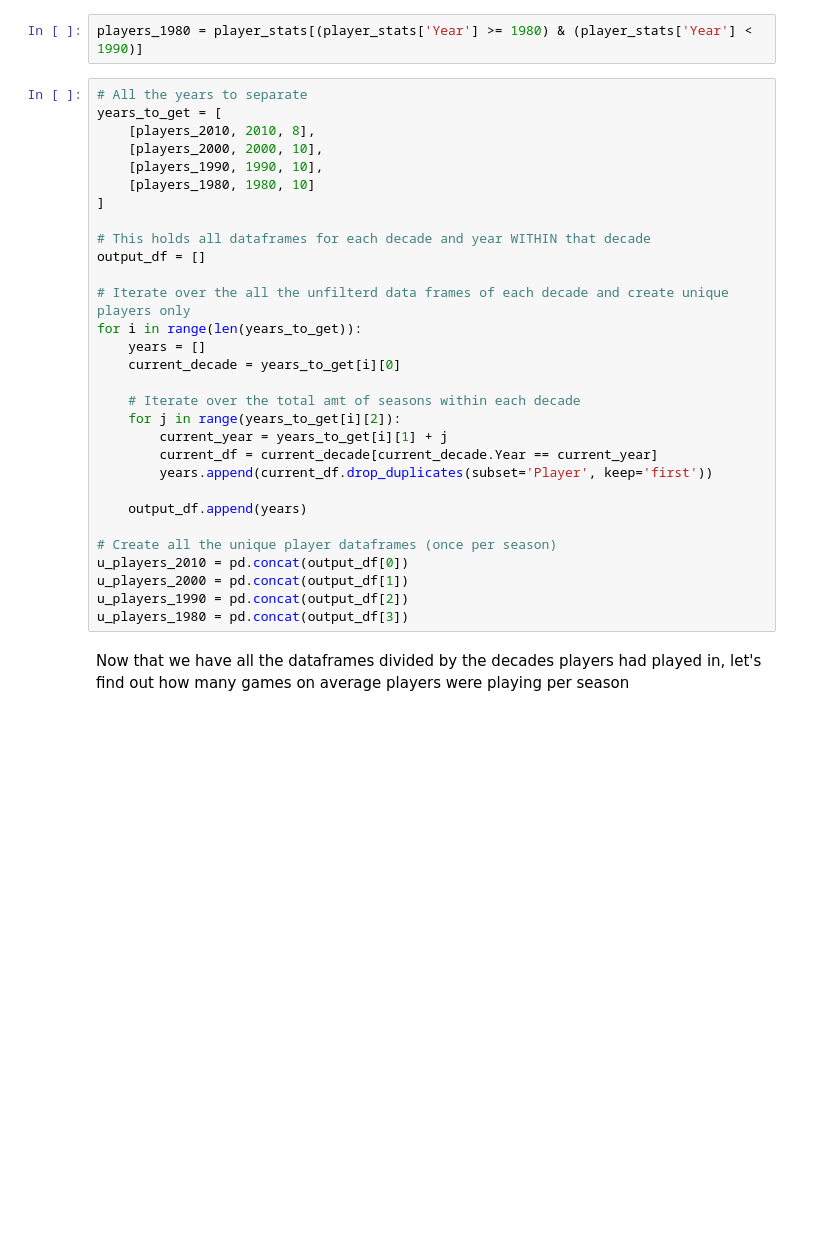
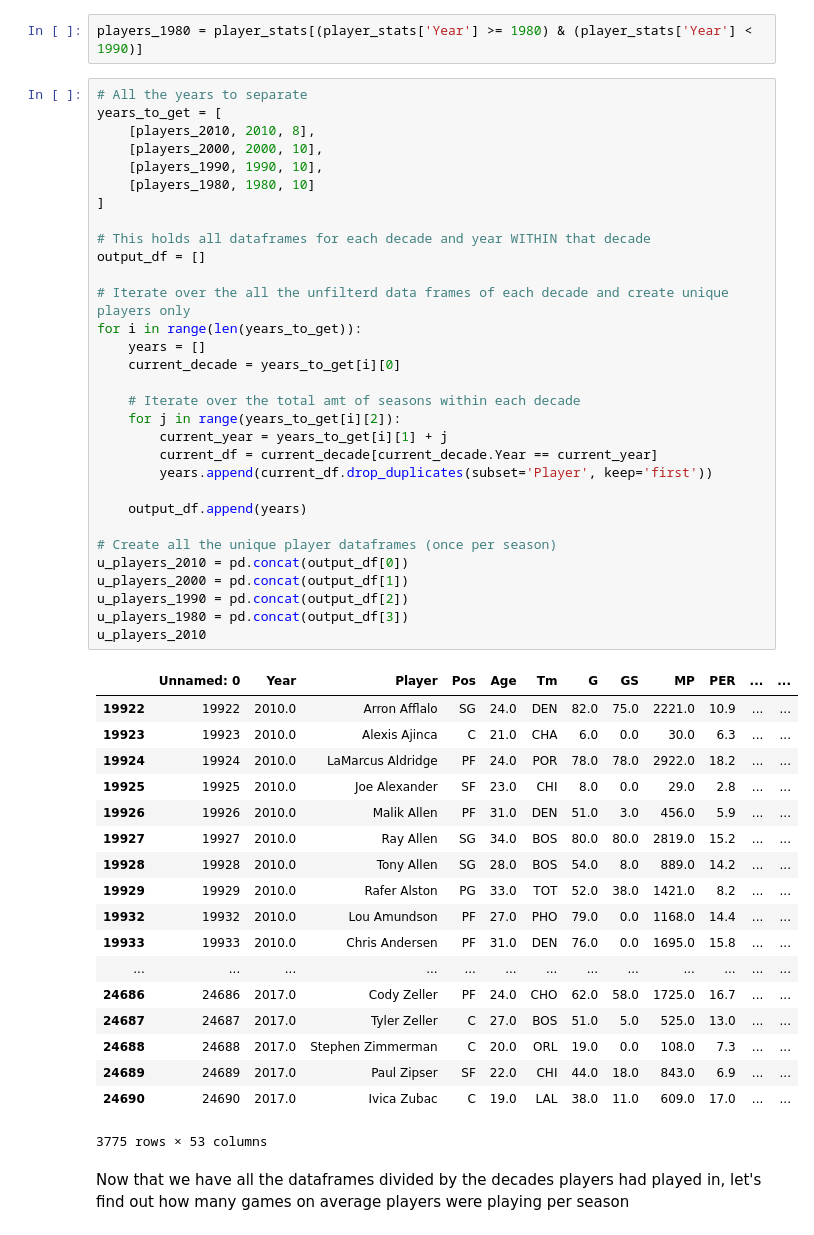
Before and after one commit to C3NZ/NBA-analysis, a Jupyter notebook: Exploring the NBA.ipynb, the cells around one changed output. Drawn from its saved outputs; the diff is of its cells as text; blank space fills up the shorter version.

```diff
--- a/Exploring the NBA.ipynb
+++ b/Exploring the NBA.ipynb
@@ -46,33 +46,53 @@ players_1980 = player_stats[(player_stats['Year'] >= 1980) & (player_stats['Year
 # %%
 # All the years to separate
 years_to_get = [
     [players_2010, 2010, 8],
     [players_2000, 2000, 10],
     [players_1990, 1990, 10],
     [players_1980, 1980, 10]
 ]
 
 # This holds all dataframes for each decade and year WITHIN that decade
 output_df = []
 
 # Iterate over the all the unfilterd data frames of each decade and create unique players only
 for i in range(len(years_to_get)):
     years = []
     current_decade = years_to_get[i][0]
 
     # Iterate over the total amt of seasons within each decade
     for j in range(years_to_get[i][2]):
         current_year = years_to_get[i][1] + j
         current_df = current_decade[current_decade.Year == current_year]
         years.append(current_df.drop_duplicates(subset='Player', keep='first'))
 
     output_df.append(years)
 
 # Create all the unique player dataframes (once per season)
 u_players_2010 = pd.concat(output_df[0])
 u_players_2000 = pd.concat(output_df[1])
 u_players_1990 = pd.concat(output_df[2])
 u_players_1980 = pd.concat(output_df[3])
+u_players_2010
+# %% [output]
+|  | Unnamed: 0 | Year | Player | Pos | Age | Tm | G | GS | MP | PER | ... | ... |
+| 19922 | 19922 | 2010.0 | Arron Afflalo | SG | 24.0 | DEN | 82.0 | 75.0 | 2221.0 | 10.9 | ... | ... |
+| 19923 | 19923 | 2010.0 | Alexis Ajinca | C | 21.0 | CHA | 6.0 | 0.0 | 30.0 | 6.3 | ... | ... |
+| 19924 | 19924 | 2010.0 | LaMarcus Aldridge | PF | 24.0 | POR | 78.0 | 78.0 | 2922.0 | 18.2 | ... | ... |
+| 19925 | 19925 | 2010.0 | Joe Alexander | SF | 23.0 | CHI | 8.0 | 0.0 | 29.0 | 2.8 | ... | ... |
+| 19926 | 19926 | 2010.0 | Malik Allen | PF | 31.0 | DEN | 51.0 | 3.0 | 456.0 | 5.9 | ... | ... |
+| 19927 | 19927 | 2010.0 | Ray Allen | SG | 34.0 | BOS | 80.0 | 80.0 | 2819.0 | 15.2 | ... | ... |
+| 19928 | 19928 | 2010.0 | Tony Allen | SG | 28.0 | BOS | 54.0 | 8.0 | 889.0 | 14.2 | ... | ... |
+| 19929 | 19929 | 2010.0 | Rafer Alston | PG | 33.0 | TOT | 52.0 | 38.0 | 1421.0 | 8.2 | ... | ... |
+| 19932 | 19932 | 2010.0 | Lou Amundson | PF | 27.0 | PHO | 79.0 | 0.0 | 1168.0 | 14.4 | ... | ... |
+| 19933 | 19933 | 2010.0 | Chris Andersen | PF | 31.0 | DEN | 76.0 | 0.0 | 1695.0 | 15.8 | ... | ... |
+| ... | ... | ... | ... | ... | ... | ... | ... | ... | ... | ... | ... | ... |
+| 24686 | 24686 | 2017.0 | Cody Zeller | PF | 24.0 | CHO | 62.0 | 58.0 | 1725.0 | 16.7 | ... | ... |
+| 24687 | 24687 | 2017.0 | Tyler Zeller | C | 27.0 | BOS | 51.0 | 5.0 | 525.0 | 13.0 | ... | ... |
+| 24688 | 24688 | 2017.0 | Stephen Zimmerman | C | 20.0 | ORL | 19.0 | 0.0 | 108.0 | 7.3 | ... | ... |
+| 24689 | 24689 | 2017.0 | Paul Zipser | SF | 22.0 | CHI | 44.0 | 18.0 | 843.0 | 6.9 | ... | ... |
+| 24690 | 24690 | 2017.0 | Ivica Zubac | C | 19.0 | LAL | 38.0 | 11.0 | 609.0 | 17.0 | ... | ... |
+3775 rows × 53 columns
 # %% [markdown]
 Now that we have all the dataframes divided by the decades players had played in, let's find out how many games on average players were playing per season
 # %%
```
Also changed, not shown: 1 other file.
